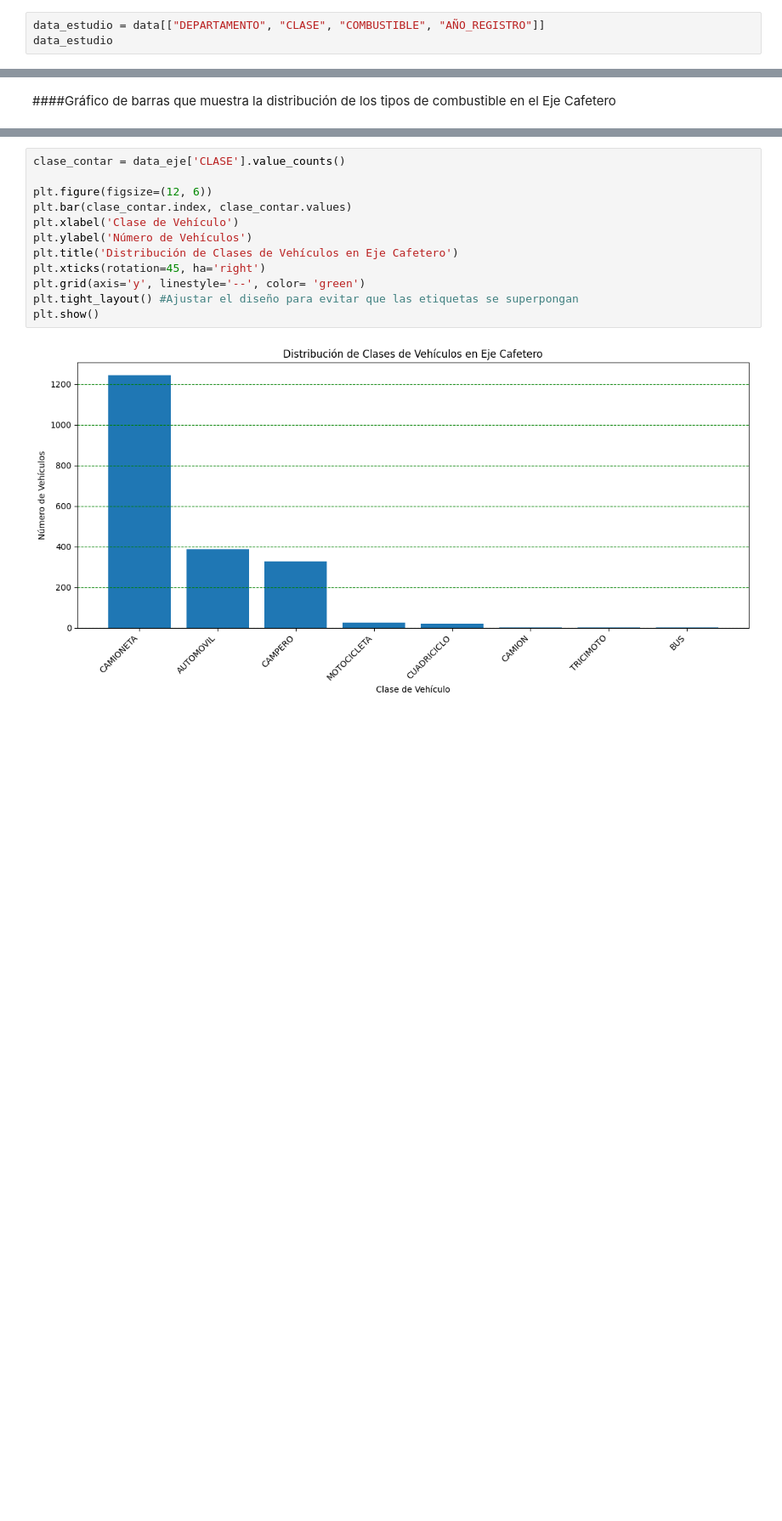
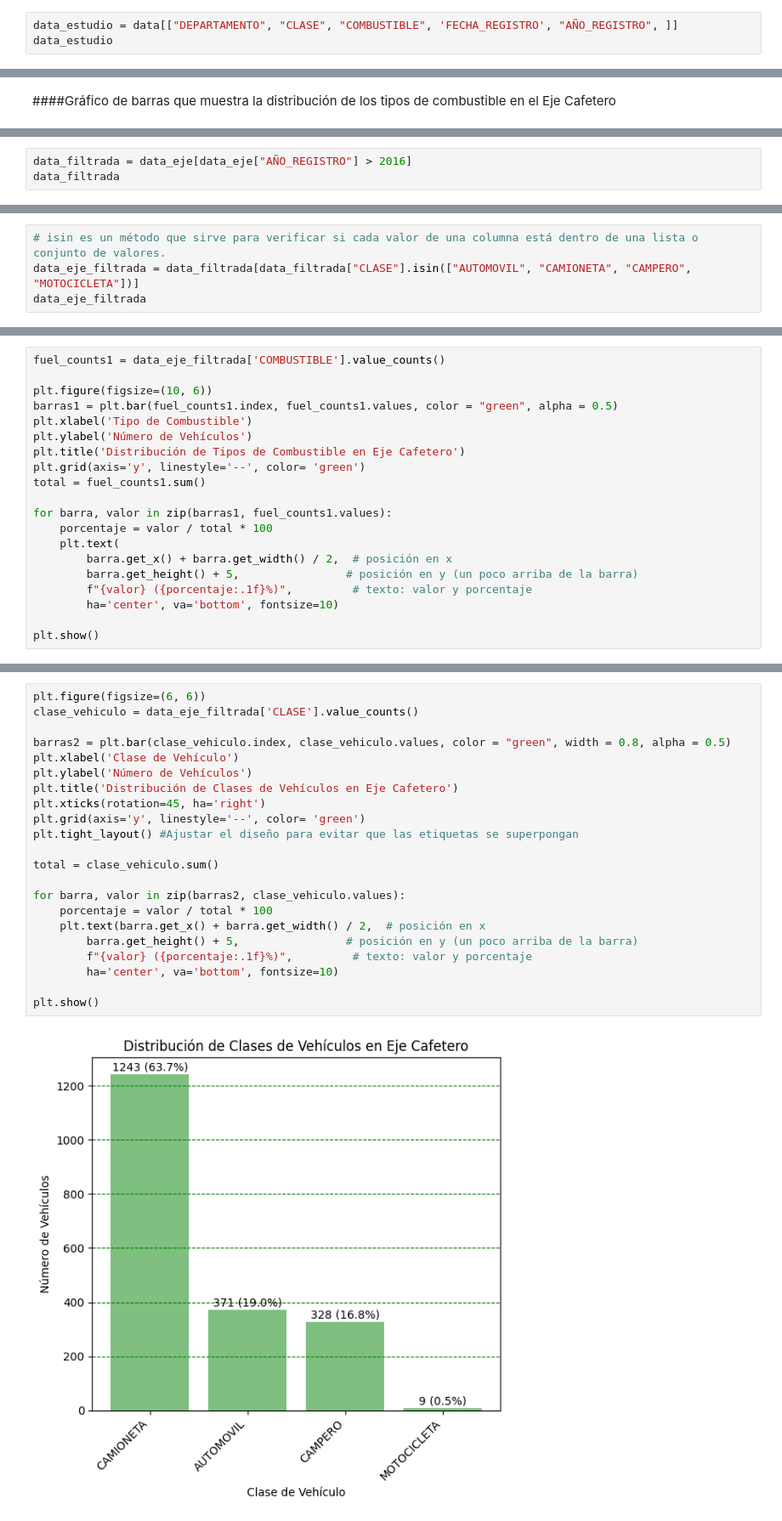
Before and after one commit to ValenC25/Proyecto, a Jupyter notebook: Proyecto_Datos_que_Impulsan_la_Transición.ipynb, the cells around one changed output, grey strips where cells are left out. Shown at 85% size. Cells and saved outputs as stored; diff of their text form; blank space fills up the shorter version.

```diff
--- a/Proyecto_Datos_que_Impulsan_la_Transición.ipynb
+++ b/Proyecto_Datos_que_Impulsan_la_Transición.ipynb
@@ -147,6 +148,6 @@ data.groupby('DEPARTAMENTO').count()
 # %% [markdown]
 ####<font color='GREENN'>Se seleccionan las columnas que contienen información relevante para el estudio, reduciendo así el tamaño del dataframe</font>
 # %%
-data_estudio = data[["DEPARTAMENTO", "CLASE", "COMBUSTIBLE", "AÑO_REGISTRO"]]
+data_estudio = data[["DEPARTAMENTO", "CLASE", "COMBUSTIBLE", 'FECHA_REGISTRO', "AÑO_REGISTRO", ]]
 data_estudio
 # %% [output]
@@ -413,0 +484,3 @@ plt.show()
+# %%
+data_filtrada = data_eje[data_eje["AÑO_REGISTRO"] > 2016]
+data_filtrada
@@ -413,0 +505,4 @@ plt.show()
+# %%
+# isin es un método que sirve para verificar si cada valor de una columna está dentro de una lista o conjunto de valores.
+data_eje_filtrada = data_filtrada[data_filtrada["CLASE"].isin(["AUTOMOVIL", "CAMIONETA", "CAMPERO", "MOTOCICLETA"])]
+data_eje_filtrada
@@ -413,0 +656,20 @@ plt.show()
+# %%
+fuel_counts1 = data_eje_filtrada['COMBUSTIBLE'].value_counts()
+
+plt.figure(figsize=(10, 6))
+barras1 = plt.bar(fuel_counts1.index, fuel_counts1.values, color = "green", alpha = 0.5)
+plt.xlabel('Tipo de Combustible')
+plt.ylabel('Número de Vehículos')
+plt.title('Distribución de Tipos de Combustible en Eje Cafetero')
+plt.grid(axis='y', linestyle='--', color= 'green')
+total = fuel_counts1.sum()
+
+for barra, valor in zip(barras1, fuel_counts1.values):
+    porcentaje = valor / total * 100
+    plt.text(
+        barra.get_x() + barra.get_width() / 2,  # posición en x
+        barra.get_height() + 5,                # posición en y (un poco arriba de la barra)
+        f"{valor} ({porcentaje:.1f}%)",         # texto: valor y porcentaje
+        ha='center', va='bottom', fontsize=10)
+
+plt.show()
@@ -414,14 +680,24 @@ plt.show()
 # %%
-clase_contar = data_eje['CLASE'].value_counts()
+plt.figure(figsize=(6, 6))
+clase_vehiculo = data_eje_filtrada['CLASE'].value_counts()
 
-plt.figure(figsize=(12, 6))
-plt.bar(clase_contar.index, clase_contar.values)
+barras2 = plt.bar(clase_vehiculo.index, clase_vehiculo.values, color = "green", width = 0.8, alpha = 0.5)
 plt.xlabel('Clase de Vehículo')
 plt.ylabel('Número de Vehículos')
 plt.title('Distribución de Clases de Vehículos en Eje Cafetero')
 plt.xticks(rotation=45, ha='right')
 plt.grid(axis='y', linestyle='--', color= 'green')
 plt.tight_layout() #Ajustar el diseño para evitar que las etiquetas se superpongan
+
+total = clase_vehiculo.sum()
+
+for barra, valor in zip(barras2, clase_vehiculo.values):
+    porcentaje = valor / total * 100
+    plt.text(barra.get_x() + barra.get_width() / 2,  # posición en x
+        barra.get_height() + 5,                # posición en y (un poco arriba de la barra)
+        f"{valor} ({porcentaje:.1f}%)",         # texto: valor y porcentaje
+        ha='center', va='bottom', fontsize=10)
+
 plt.show()
 # %% [output]
-[figure, old version]
+[figure, new version]
```
Also changed, not shown: parts of 67 cells of this notebook.
